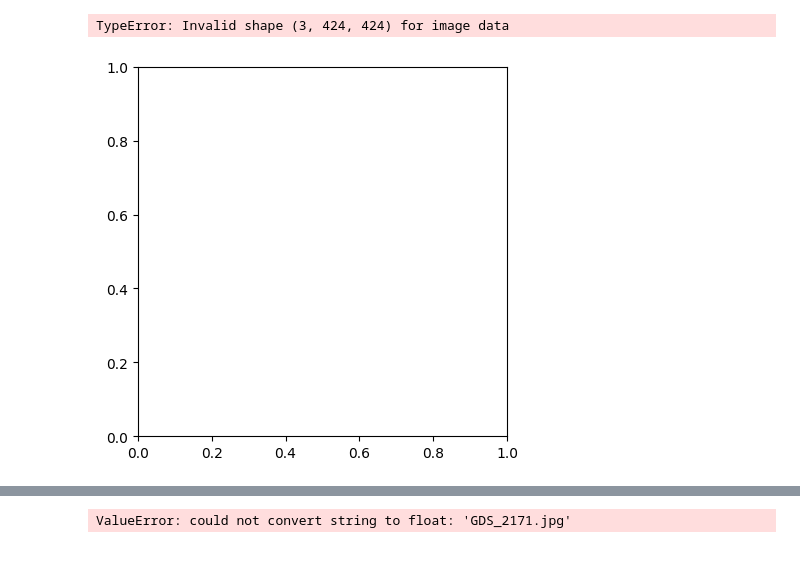
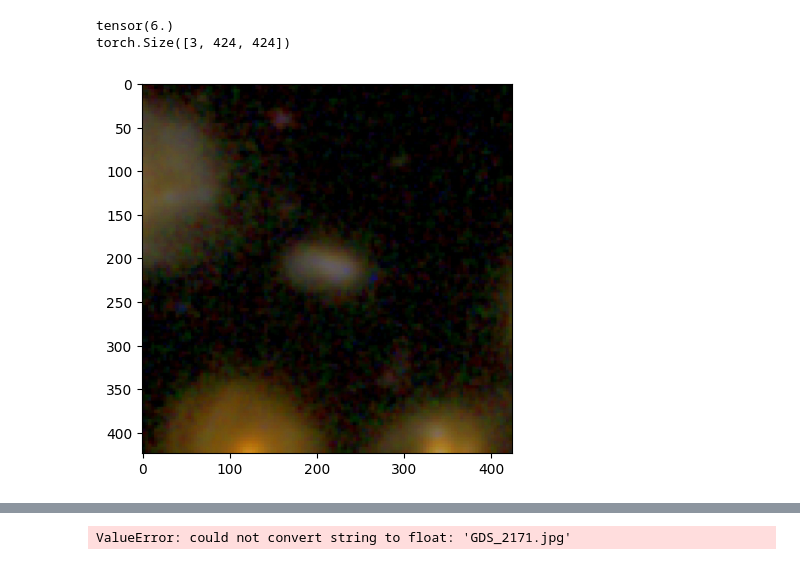
Before and after one commit to sjmckay/ml-sandbox, a Jupyter notebook: sandbox.ipynb, the cells around one changed output, grey strips where cells are left out. Drawn from its saved outputs; the diff is of its cells as text; code cells hidden in the pictures.

```diff
--- a/sandbox.ipynb
+++ b/sandbox.ipynb
@@ -43,15 +39,16 @@ ToPILImage()(img)
 # %%
 import numpy as np
 import matplotlib.pyplot as plt
 from astropy.visualization import make_rgb, AsinhStretch
 from torchvision.transforms import ToPILImage
 img, labels = gzdataset[np.random.randint(len(gzdataset))]
-plt.imshow(img)
+plt.imshow(ToPILImage()(img))
 print(labels)
-print(img.size)
+print(img.shape)
 # %% [output]
-TypeError: Invalid shape (3, 424, 424) for image data
+tensor(6.)
+torch.Size([3, 424, 424])
-[figure, old version]
+[figure, new version]
 # %%
 from ml_sandbox.dataset import show_sample_images
 for i in range(3,4):
```
Also changed, not shown: parts of 7 cells of this notebook, 3 other files.
